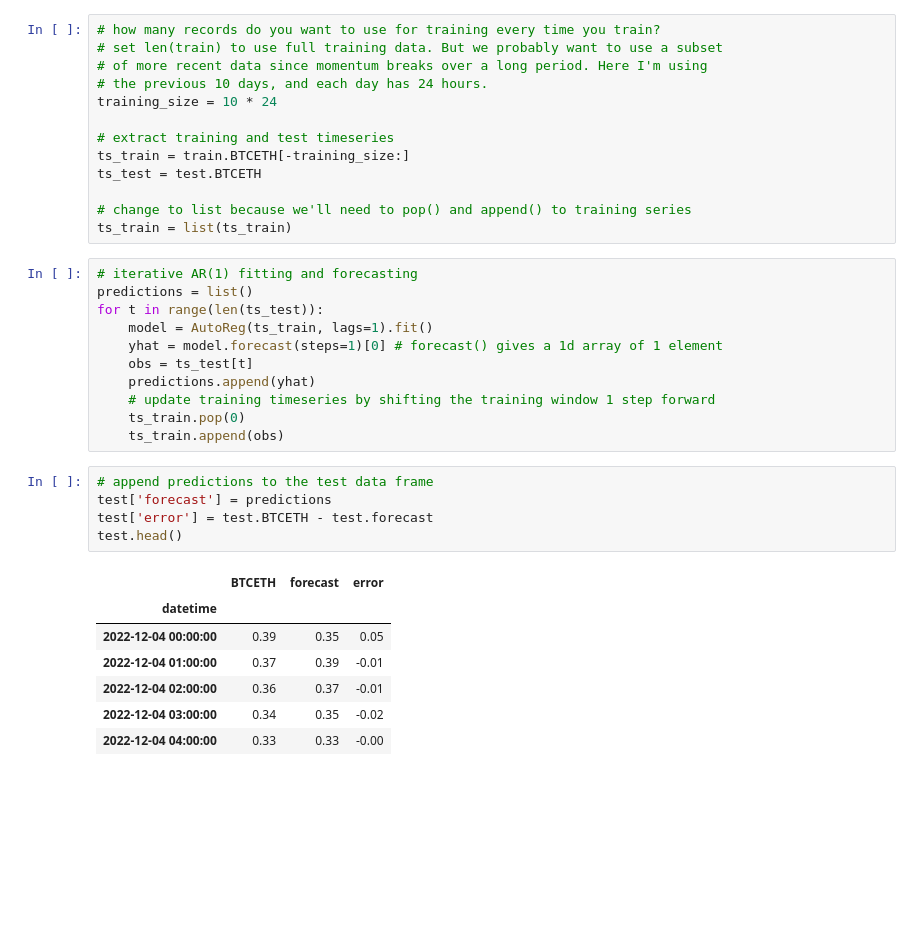
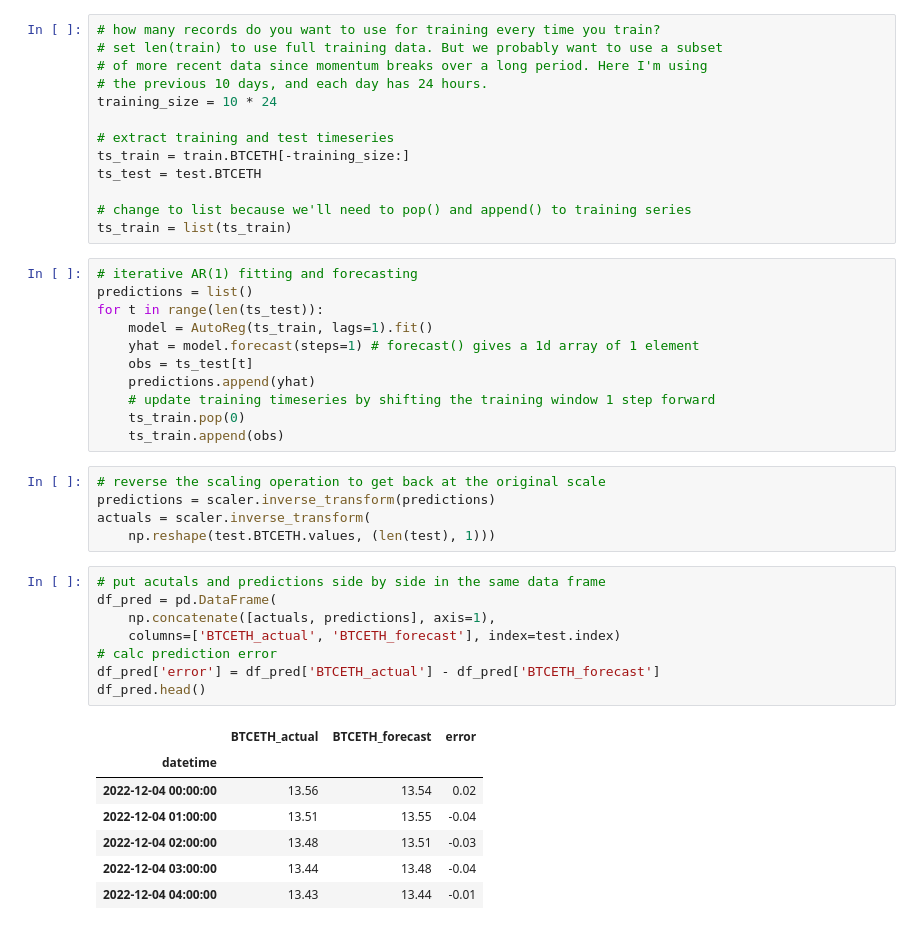
Before and after one commit to coindataschool/univ3lp, a Jupyter notebook: notebooks/forecast-btceth-autoregression.ipynb, the cells around one changed output. Saved outputs shown, nothing was run; the diff lists cells and outputs as text; blank space fills up the shorter version.

```diff
--- a/notebooks/forecast-btceth-autoregression.ipynb
+++ b/notebooks/forecast-btceth-autoregression.ipynb
@@ -282,24 +281,32 @@ ts_train = list(ts_train)
 predictions = list()
 for t in range(len(ts_test)):
     model = AutoReg(ts_train, lags=1).fit()
-    yhat = model.forecast(steps=1)[0] # forecast() gives a 1d array of 1 element
+    yhat = model.forecast(steps=1) # forecast() gives a 1d array of 1 element
     obs = ts_test[t]
     predictions.append(yhat)
     # update training timeseries by shifting the training window 1 step forward
     ts_train.pop(0)
     ts_train.append(obs)
-# %%
-# append predictions to the test data frame
-test['forecast'] = predictions
-test['error'] = test.BTCETH - test.forecast
-test.head()
-# %% [output]
-|  | BTCETH | forecast | error |
-| datetime |  |  |  |
-| 2022-12-04 00:00:00 | 0.39 | 0.35 | 0.05 |
-| 2022-12-04 01:00:00 | 0.37 | 0.39 | -0.01 |
-| 2022-12-04 02:00:00 | 0.36 | 0.37 | -0.01 |
-| 2022-12-04 03:00:00 | 0.34 | 0.35 | -0.02 |
-| 2022-12-04 04:00:00 | 0.33 | 0.33 | -0.00 |
+# %%
+# reverse the scaling operation to get back at the original scale
+predictions = scaler.inverse_transform(predictions)
+actuals = scaler.inverse_transform(
+    np.reshape(test.BTCETH.values, (len(test), 1)))
+# %%
+# put acutals and predictions side by side in the same data frame
+df_pred = pd.DataFrame(
+    np.concatenate([actuals, predictions], axis=1),
+    columns=['BTCETH_actual', 'BTCETH_forecast'], index=test.index)
+# calc prediction error
+df_pred['error'] = df_pred['BTCETH_actual'] - df_pred['BTCETH_forecast']
+df_pred.head()
+# %% [output]
+|  | BTCETH_actual | BTCETH_forecast | error |
+| datetime |  |  |  |
+| 2022-12-04 00:00:00 | 13.56 | 13.54 | 0.02 |
+| 2022-12-04 01:00:00 | 13.51 | 13.55 | -0.04 |
+| 2022-12-04 02:00:00 | 13.48 | 13.51 | -0.03 |
+| 2022-12-04 03:00:00 | 13.44 | 13.48 | -0.04 |
+| 2022-12-04 04:00:00 | 13.43 | 13.44 | -0.01 |
 # %%
 # plot forecast vs observations
```
Also changed, not shown: parts of 9 cells of this notebook.
